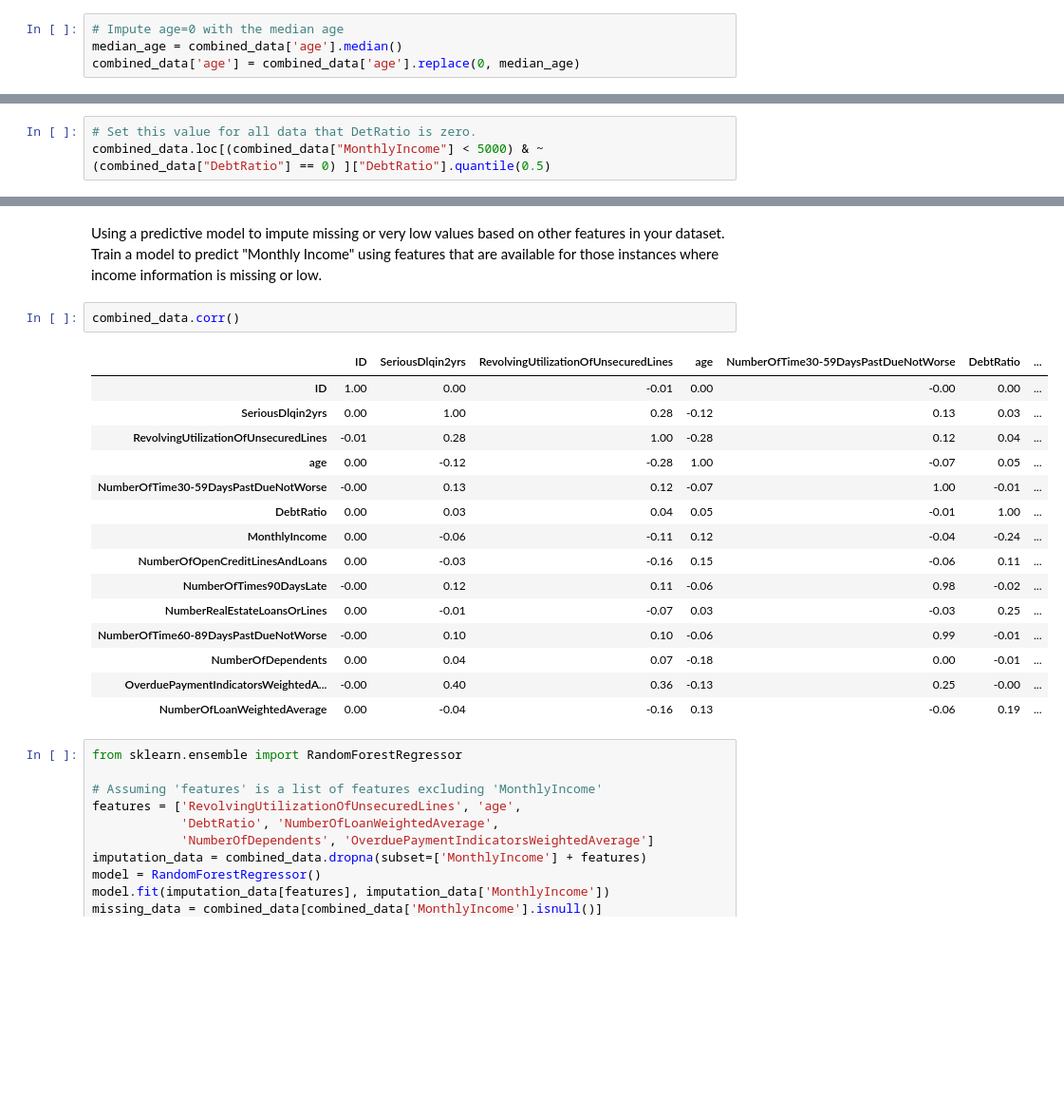
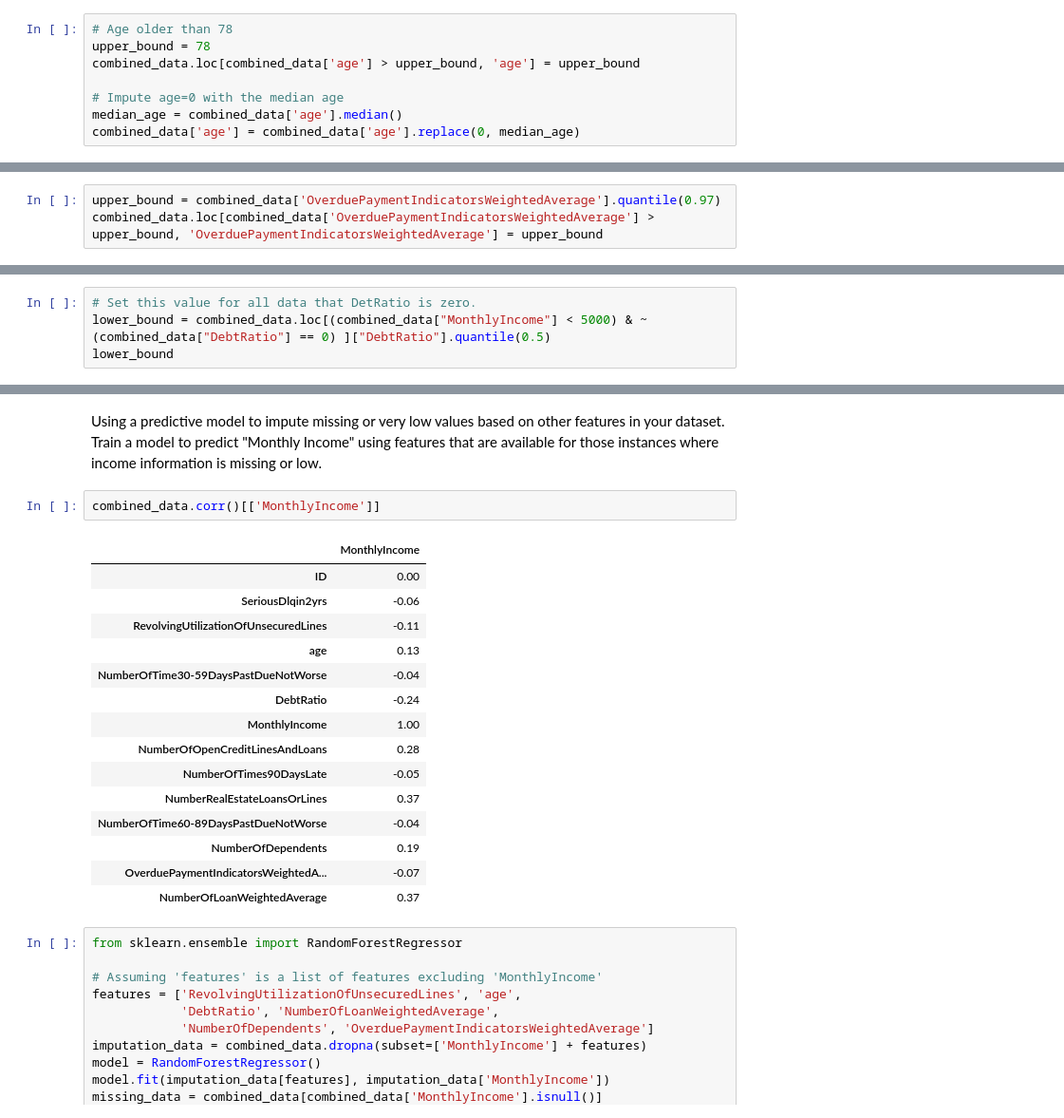
Before and after one commit to Saba-a11/Kaggle_Credit_Score, a Jupyter notebook: CreditModel.ipynb, the cells around one changed output, grey strips where cells are left out. Shown at 95% size. Drawn from its saved outputs; the diff is of its cells as text; blank space fills up the shorter version.

```diff
--- a/CreditModel.ipynb
+++ b/CreditModel.ipynb
@@ -432,4 +442,8 @@ box_plot(combined_data, 'age')
 # %%
+# Age older than 78
+upper_bound = 78
+combined_data.loc[combined_data['age'] > upper_bound, 'age'] = upper_bound
+
 # Impute age=0 with the median age
 median_age = combined_data['age'].median()
 combined_data['age'] = combined_data['age'].replace(0, median_age)
@@ -555,3 +571,6 @@ upper_bound('OverduePaymentIndicatorsWeightedAverage')
+# %%
+upper_bound = combined_data['OverduePaymentIndicatorsWeightedAverage'].quantile(0.97)
+combined_data.loc[combined_data['OverduePaymentIndicatorsWeightedAverage'] > upper_bound, 'OverduePaymentIndicatorsWeightedAverage'] = upper_bound
 # %%
 prt_corr(combined_data, 'OverduePaymentIndicatorsWeightedAverage', 'SeriousDlqin2yrs')
 # %% [output]
@@ -610,7 +629,8 @@ combined_data.loc[(combined_data["MonthlyIncome"] < 5000) & ~(combined_data["Deb
 | max | 202,990.00 |
 # %%
 # Set this value for all data that DetRatio is zero.
-combined_data.loc[(combined_data["MonthlyIncome"] < 5000) & ~(combined_data["DebtRatio"] == 0) ]["DebtRatio"].quantile(0.5)
+lower_bound = combined_data.loc[(combined_data["MonthlyIncome"] < 5000) & ~(combined_data["DebtRatio"] == 0) ]["DebtRatio"].quantile(0.5)
+lower_bound
 # %% [output]
 0.340855419
 # %%
@@ -812,23 +857,23 @@ combined_data.loc[combined_data['MonthlyIncome'] > upper_bound, 'MonthlyIncome']
 # %% [markdown]
 Using a predictive model to impute missing or very low values based on other features in your dataset. Train a model to predict "Monthly Income" using features that are available for those instances where income information is missing or low.
 # %%
-combined_data.corr()
+combined_data.corr()[['MonthlyIncome']]
 # %% [output]
-|  | ID | SeriousDlqin2yrs | RevolvingUtilizationOfUnsecuredLines | age | NumberOfTime30-59DaysPastDueNotWorse | DebtRatio | ... |
-| ID | 1.00 | 0.00 | -0.01 | 0.00 | -0.00 | 0.00 | ... |
-| SeriousDlqin2yrs | 0.00 | 1.00 | 0.28 | -0.12 | 0.13 | 0.03 | ... |
-| RevolvingUtilizationOfUnsecuredLines | -0.01 | 0.28 | 1.00 | -0.28 | 0.12 | 0.04 | ... |
-| age | 0.00 | -0.12 | -0.28 | 1.00 | -0.07 | 0.05 | ... |
-| NumberOfTime30-59DaysPastDueNotWorse | -0.00 | 0.13 | 0.12 | -0.07 | 1.00 | -0.01 | ... |
-| DebtRatio | 0.00 | 0.03 | 0.04 | 0.05 | -0.01 | 1.00 | ... |
-| MonthlyIncome | 0.00 | -0.06 | -0.11 | 0.12 | -0.04 | -0.24 | ... |
-| NumberOfOpenCreditLinesAndLoans | 0.00 | -0.03 | -0.16 | 0.15 | -0.06 | 0.11 | ... |
-| NumberOfTimes90DaysLate | -0.00 | 0.12 | 0.11 | -0.06 | 0.98 | -0.02 | ... |
-| NumberRealEstateLoansOrLines | 0.00 | -0.01 | -0.07 | 0.03 | -0.03 | 0.25 | ... |
-| NumberOfTime60-89DaysPastDueNotWorse | -0.00 | 0.10 | 0.10 | -0.06 | 0.99 | -0.01 | ... |
-| NumberOfDependents | 0.00 | 0.04 | 0.07 | -0.18 | 0.00 | -0.01 | ... |
-| OverduePaymentIndicatorsWeightedA... | -0.00 | 0.40 | 0.36 | -0.13 | 0.25 | -0.00 | ... |
-| NumberOfLoanWeightedAverage | 0.00 | -0.04 | -0.16 | 0.13 | -0.06 | 0.19 | ... |
+|  | MonthlyIncome |
+| ID | 0.00 |
+| SeriousDlqin2yrs | -0.06 |
+| RevolvingUtilizationOfUnsecuredLines | -0.11 |
+| age | 0.13 |
+| NumberOfTime30-59DaysPastDueNotWorse | -0.04 |
+| DebtRatio | -0.24 |
+| MonthlyIncome | 1.00 |
+| NumberOfOpenCreditLinesAndLoans | 0.28 |
+| NumberOfTimes90DaysLate | -0.05 |
+| NumberRealEstateLoansOrLines | 0.37 |
+| NumberOfTime60-89DaysPastDueNotWorse | -0.04 |
+| NumberOfDependents | 0.19 |
+| OverduePaymentIndicatorsWeightedA... | -0.07 |
+| NumberOfLoanWeightedAverage | 0.37 |
 # %%
 from sklearn.ensemble import RandomForestRegressor
 
```
Also changed, not shown: parts of 39 cells of this notebook.
